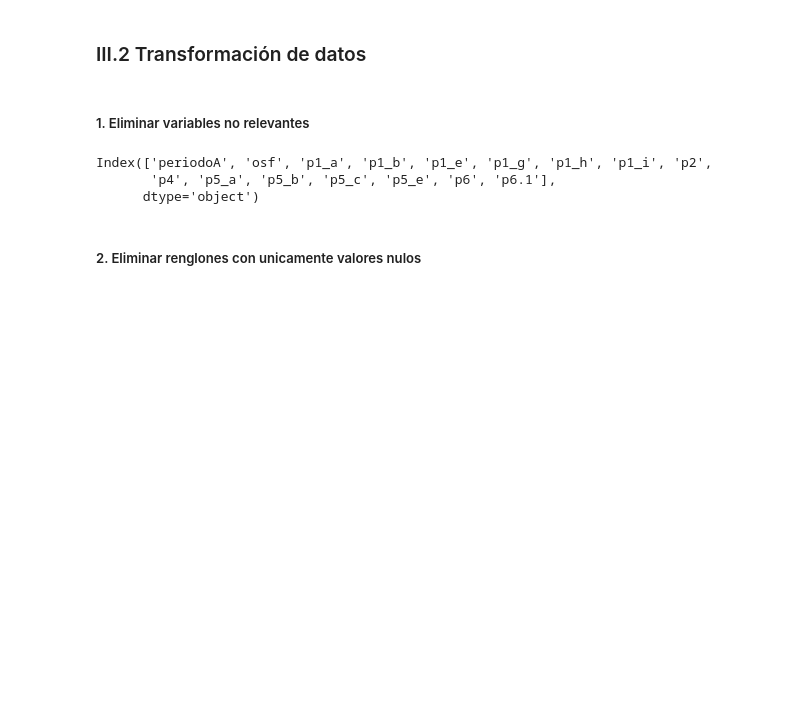
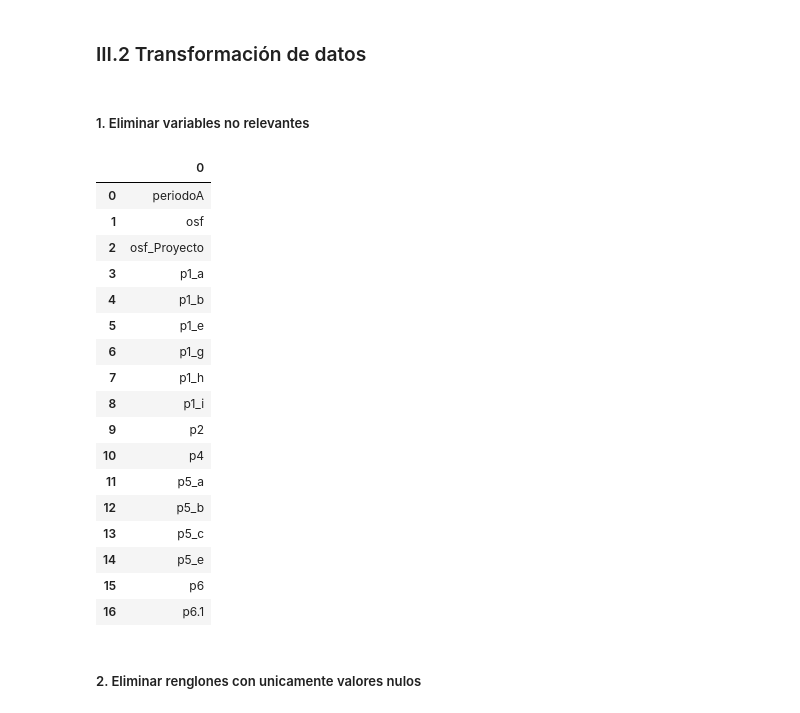
Before and after one commit to EstebanPerez25/ACD-Modelo_predictivo_de_satisfacion, a Jupyter notebook: Modelo_predictivo_de_satisfacción.ipynb, the cells around one changed output. Cells and saved outputs as stored; diff of their text form; code cells hidden in the pictures; blank space fills up the shorter version.

```diff
--- a/Modelo_predictivo_de_satisfacción.ipynb
+++ b/Modelo_predictivo_de_satisfacción.ipynb
@@ -596,13 +596,29 @@ df_t = df_l.copy()
 df_t.drop(['latitud', 'longitud', 'periodo', 'semana',
            'finalizado', 'tipoRespuesta', 'canalDist', 'crn',
            'fechaInicio', 'fechaFin', 'fechaRegistrada', 'id',
-           'idRespuesta', 'ip', 'matricula', 'apellidoDest', 'p1_c', 'p1_f'], axis=1, inplace=True)
+           'idRespuesta', 'ip', 'matricula', 'apellidoDest',
+           'p1_c', 'p1_f'], axis=1, inplace=True)
-# %%
-df_t.columns
-# %% [output]
-Index(['periodoA', 'osf', 'p1_a', 'p1_b', 'p1_e', 'p1_g', 'p1_h', 'p1_i', 'p2',
-       'p4', 'p5_a', 'p5_b', 'p5_c', 'p5_e', 'p6', 'p6.1'],
-      dtype='object')
+# %%
+pd.DataFrame(df_t.columns)
+# %% [output]
+|  | 0 |
+| 0 | periodoA |
+| 1 | osf |
+| 2 | osf_Proyecto |
+| 3 | p1_a |
+| 4 | p1_b |
+| 5 | p1_e |
+| 6 | p1_g |
+| 7 | p1_h |
+| 8 | p1_i |
+| 9 | p2 |
+| 10 | p4 |
+| 11 | p5_a |
+| 12 | p5_b |
+| 13 | p5_c |
+| 14 | p5_e |
+| 15 | p6 |
+| 16 | p6.1 |
 # %% [markdown]
 ##### 2. Eliminar renglones con unicamente valores nulos
 # %%
```
Also changed, not shown: parts of 5 cells of this notebook.
